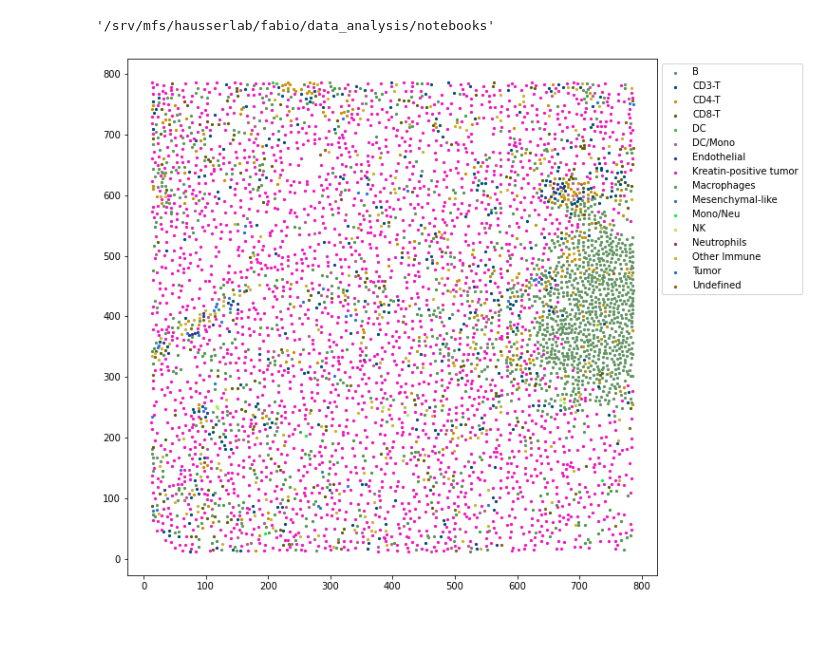
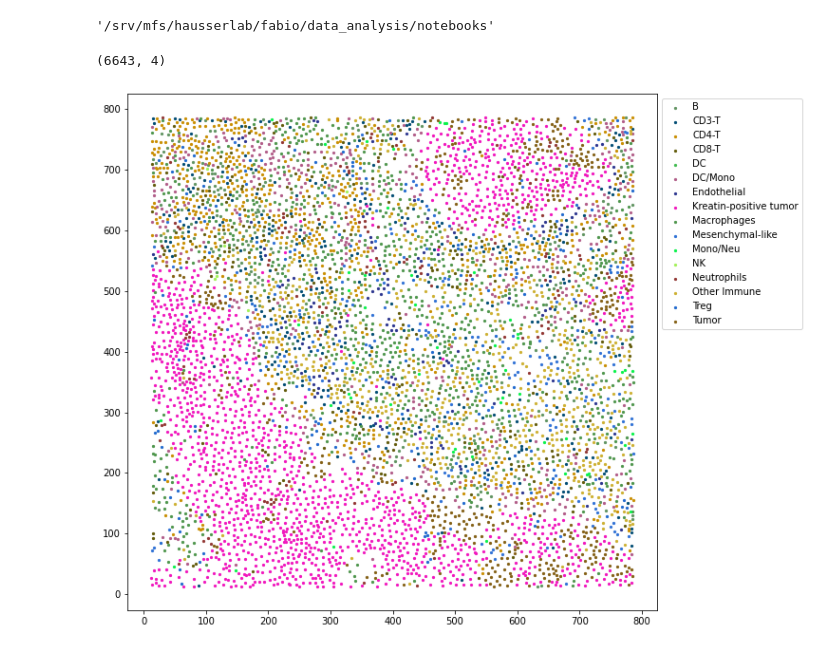
Before and after one commit to jhausserlab/NIPMAP, a Jupyter notebook: notebooks/cell_positions_visualization.ipynb, the cells around one changed output. Saved outputs shown, nothing was run; the diff lists cells and outputs as text; code cells hidden in the pictures.

```diff
--- a/notebooks/cell_positions_visualization.ipynb
+++ b/notebooks/cell_positions_visualization.ipynb
@@ -19,14 +19,16 @@ from src.utils.visualization import plot_cells_positions, plot_all_cells_positio
 from src.CellsImage import CellsImage
 from src.utils.equations import color_mapper
 # %%
-patientID = 1
+patientID = 4
 CELL_TYPES = ['Kreatin-positive tumor', 'Treg', 'CD3-T', 'Neutrophils', 'Tumor', 'B',
               'Macrophages', 'Mesenchymal-like', 'Other Immune', 'CD8-T', 'CD4-T',
               'Undefined', 'Mono/Neu', 'DC/Mono', 'Endothelial', 'DC', 'NK']
 cell_data = pd.read_csv("../../output/cell_positions_data/patient{}_cell_positions.csv".format(patientID))
+print(cell_data.shape)
 plot_cells_positions(cell_data, CELL_TYPES, to_plot = 'all')
 # %% [output]
+(6643, 4)
-[figure, old version]
+[figure, new version]
 # %%
 GRANULARITY = 10
 CELL_TYPES = ['Kreatin-positive tumor', 'Treg', 'CD3-T', 'Neutrophils', 'Tumor', 'B',
```
Also changed, not shown: parts of 4 cells of this notebook, 10 other files.
